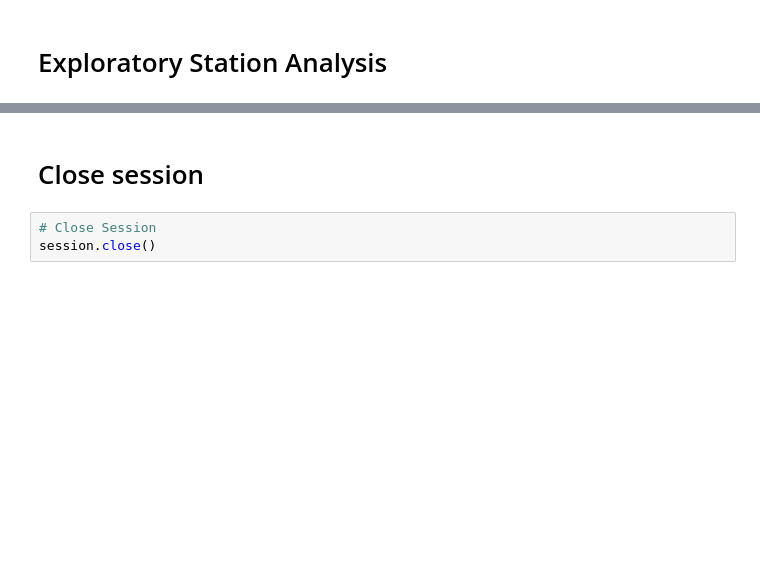
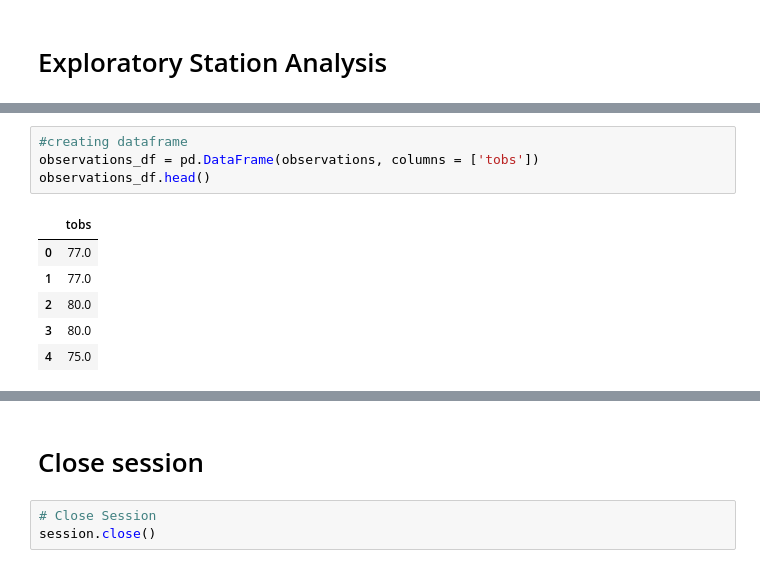
Before and after one commit to LauraHertzog/sqlalchemy-challenge, a Jupyter notebook: Instructions/climate_Hertzog.ipynb, the cells around one changed output, grey strips where cells are left out. Saved outputs shown, nothing was run; the diff lists cells and outputs as text; blank space fills up the shorter version.

```diff
--- a/Instructions/climate_Hertzog.ipynb
+++ b/Instructions/climate_Hertzog.ipynb
@@ -93,0 +161,11 @@ stations_count
+# %%
+#creating dataframe
+observations_df = pd.DataFrame(observations, columns = ['tobs'])
+observations_df.head()
+# %% [output]
+|  | tobs |
+| 0 | 77.0 |
+| 1 | 77.0 |
+| 2 | 80.0 |
+| 3 | 80.0 |
+| 4 | 75.0 |
```
Also changed, not shown: parts of 9 cells of this notebook, 1 other file.
